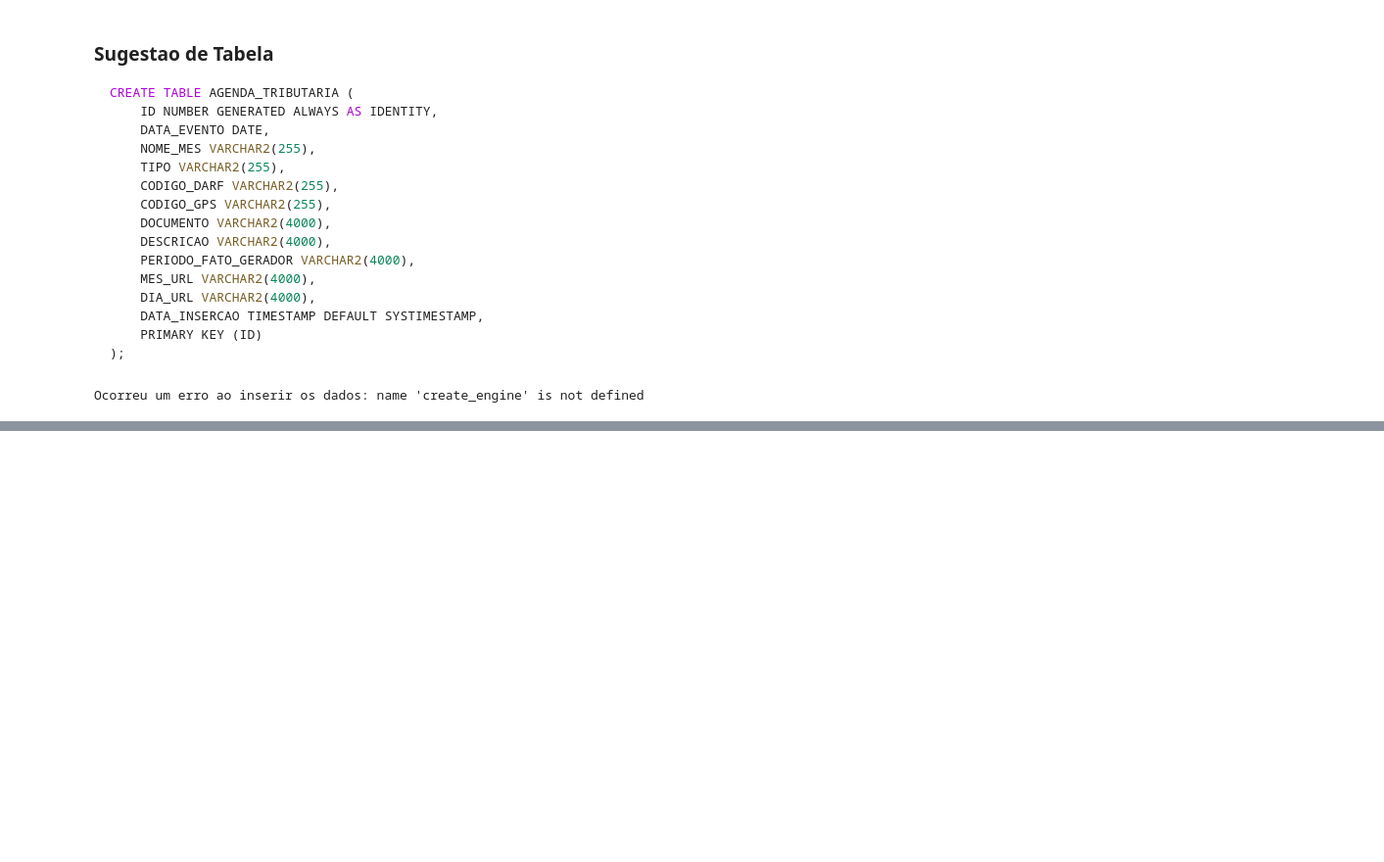
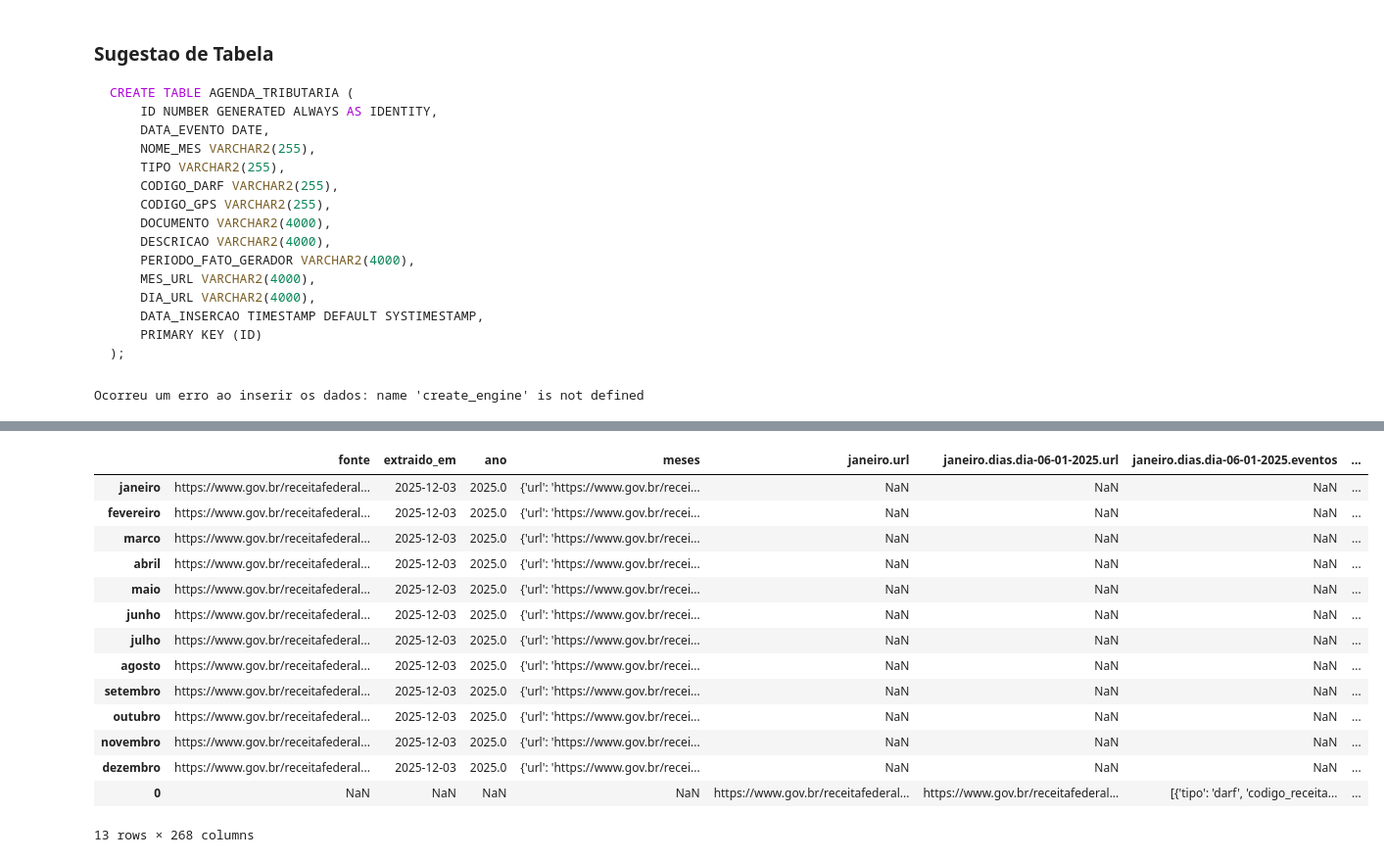
Before and after one commit to silvaBreno/alura-engenharia-dados, a Jupyter notebook: pipeline-agenda-tributaria/notebooks/exploracao_dados.ipynb, the cells around one changed output, grey strips where cells are left out. Shown at 98% size. Saved outputs shown, nothing was run; the diff lists cells and outputs as text; code cells hidden in the pictures; blank space fills up the shorter version.

Commit message:
adicionando novos tratamentos e modificando a estrutura do JSON

```diff
--- a/pipeline-agenda-tributaria/notebooks/exploracao_dados.ipynb
+++ b/pipeline-agenda-tributaria/notebooks/exploracao_dados.ipynb
@@ -1288,0 +1292,19 @@ Ocorreu um erro ao inserir os dados: name 'create_engine' is not defined
+# %%
+import json
+from pathlib import Path
+
+path_json = Path('../data/transformed/agenda_tributaria_2025_teste_novembro_dois_layouts_3.json')
+with path_json.open(encoding='utf-8') as f:
+    agenda = json.load(f)
+
+docs = []
+for mes_info in agenda.get('meses', {}).values():
+    for dia_info in mes_info.get('dias', {}).values():
+        for evento in dia_info.get('eventos', []):
+            doc = evento.get('documento')
+            if doc not in (None, ''):
+                docs.append(doc)
+
+print(f'Total de eventos com documento não nulo: {len(docs)}')
+for doc in docs[:10]:
+    print('-', doc)
@@ -1288,0 +1323,10 @@ Ocorreu um erro ao inserir os dados: name 'create_engine' is not defined
+# %%
+import json
+import pandas as pd
+from datetime import datetime
+
+# Passo 1: Carregar o JSON do seu arquivo
+with open(f'../data/transformed/agenda_tributaria_2025_teste_novembro_dois_layouts_3.json', 'r', encoding='utf-8') as f:
+    agenda = json.load(f)
+
+df = pd.DataFrame(agenda)
@@ -1288,0 +1347,22 @@ Ocorreu um erro ao inserir os dados: name 'create_engine' is not defined
+# %%
+# normalizar a coluna meses
+
+df_mes = pd.json_normalize(agenda['meses'])
+df = pd.concat([df, df_mes], axis=1)
+df
+# %% [output]
+|  | fonte | extraido_em | ano | meses | janeiro.url | janeiro.dias.dia-06-01-2025.url | janeiro.dias.dia-06-01-2025.eventos | ... |
+| janeiro | https://www.gov.br/receitafederal... | 2025-12-03 | 2025.0 | {'url': 'https://www.gov.br/recei... | NaN | NaN | NaN | ... |
+| fevereiro | https://www.gov.br/receitafederal... | 2025-12-03 | 2025.0 | {'url': 'https://www.gov.br/recei... | NaN | NaN | NaN | ... |
+| marco | https://www.gov.br/receitafederal... | 2025-12-03 | 2025.0 | {'url': 'https://www.gov.br/recei... | NaN | NaN | NaN | ... |
+| abril | https://www.gov.br/receitafederal... | 2025-12-03 | 2025.0 | {'url': 'https://www.gov.br/recei... | NaN | NaN | NaN | ... |
+| maio | https://www.gov.br/receitafederal... | 2025-12-03 | 2025.0 | {'url': 'https://www.gov.br/recei... | NaN | NaN | NaN | ... |
+| junho | https://www.gov.br/receitafederal... | 2025-12-03 | 2025.0 | {'url': 'https://www.gov.br/recei... | NaN | NaN | NaN | ... |
+| julho | https://www.gov.br/receitafederal... | 2025-12-03 | 2025.0 | {'url': 'https://www.gov.br/recei... | NaN | NaN | NaN | ... |
+| agosto | https://www.gov.br/receitafederal... | 2025-12-03 | 2025.0 | {'url': 'https://www.gov.br/recei... | NaN | NaN | NaN | ... |
+| setembro | https://www.gov.br/receitafederal... | 2025-12-03 | 2025.0 | {'url': 'https://www.gov.br/recei... | NaN | NaN | NaN | ... |
+| outubro | https://www.gov.br/receitafederal... | 2025-12-03 | 2025.0 | {'url': 'https://www.gov.br/recei... | NaN | NaN | NaN | ... |
+| novembro | https://www.gov.br/receitafederal... | 2025-12-03 | 2025.0 | {'url': 'https://www.gov.br/recei... | NaN | NaN | NaN | ... |
+| dezembro | https://www.gov.br/receitafederal... | 2025-12-03 | 2025.0 | {'url': 'https://www.gov.br/recei... | NaN | NaN | NaN | ... |
+| 0 | NaN | NaN | NaN | NaN | https://www.gov.br/receitafederal... | https://www.gov.br/receitafederal... | [{'tipo': 'darf', 'codigo_receita... | ... |
+13 rows × 268 columns
```
Also changed, not shown: parts of 3 cells of this notebook, 10 other files.
